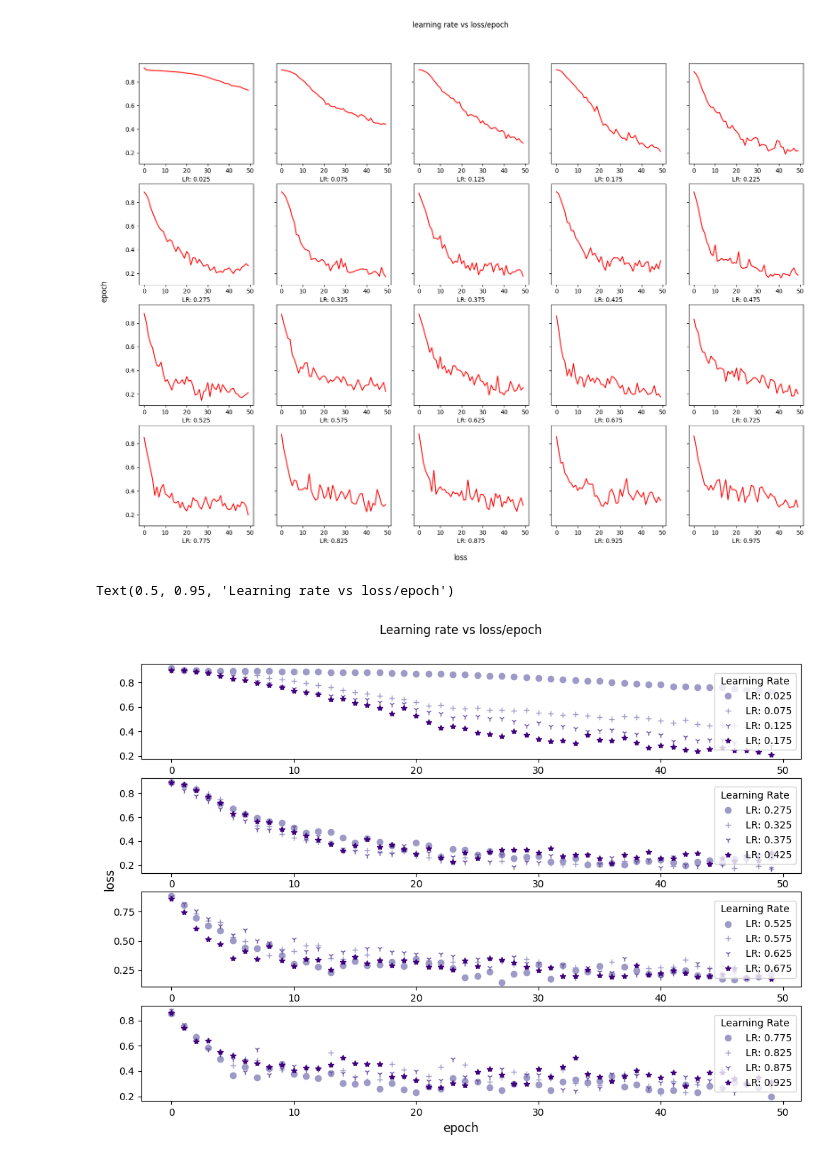
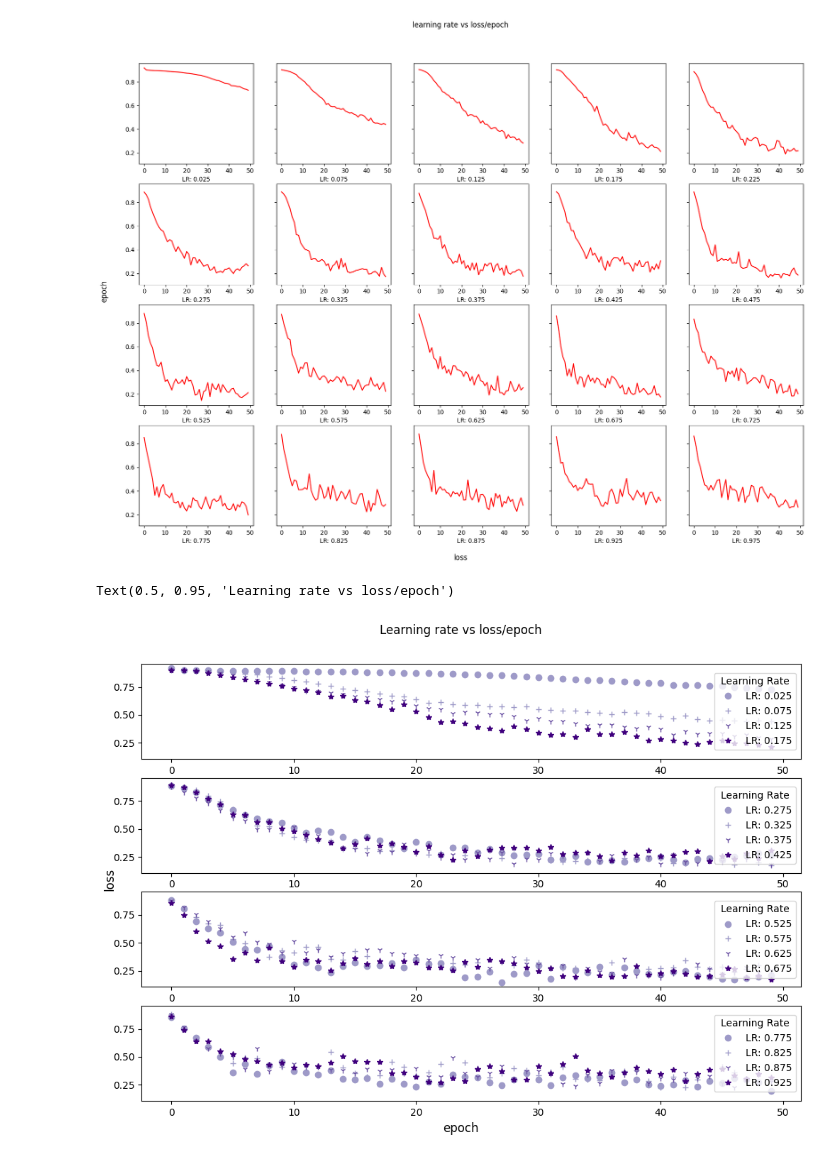
Before and after one commit to Jonathan-Lussier/MNIST_digit_classifier, a Jupyter notebook: data_viewer.ipynb, the cells around one changed output. Drawn from its saved outputs; the diff is of its cells as text; code cells hidden in the pictures.

Commit message:
charterizing hyperparameter effects

```diff
--- a/data_viewer.ipynb
+++ b/data_viewer.ipynb
@@ -44,36 +44,36 @@ import matplotlib.cm as cm
 import matplotlib.colors as mcolors
 
 number_o_lines = 5
-fig2, ax2 = plt.subplots(4, figsize=(12,8))
+fig2, ax2 = plt.subplots(4, figsize=(12,8),sharey="all")
 cmap = cm.get_cmap('Purples', number_o_lines)
 start, stop = 0.4, 1.0
 colors = [cmap(start + (stop - start) * i / (number_o_lines - 1)) for i in range(number_o_lines)]
 
 for i in range(4):
     for j in range(5):
         index = i*5 + j
         #print(index)
         lr = 0.025 + index * 0.050
         #print(lr)
         if j == 0:
             ax2[i].plot(epoch[index],loss[index], 'o', label=f"LR: {lr:.3f}", color=colors[j])
         elif j == 1:
             ax2[i].plot(epoch[index],loss[index], '+', label=f"LR: {lr:.3f}", color=colors[j])
         elif j == 2:
             ax2[i].plot(epoch[index],loss[index], '1', label=f"LR: {lr:.3f}", color=colors[j])
         elif j == 3:
             ax2[i].plot(epoch[index],loss[index], '*', label=f"LR: {lr:.3f}", color=colors[j])
         #elif j == 4:
         #    ax2.plot(epoch[index],loss[index], '1', label=lr, color=colors[i])
 
 
 ax2[0].legend(title="Learning Rate", loc=7)
 ax2[1].legend(title="Learning Rate", loc=7)
 ax2[2].legend(title="Learning Rate", loc=7)
 ax2[3].legend(title="Learning Rate", loc=7)
 fig2.supxlabel("epoch", x=0.5, y=0.05)
 fig2.supylabel("loss", x=0.08, y=0.5)
 fig2.suptitle("Learning rate vs loss/epoch", x=0.5, y=0.95)
 # %% [output]
 Text(0.5, 0.95, 'Learning rate vs loss/epoch')
-[figure, old version]
+[figure, new version]
```
Also changed, not shown: 3 other files.
